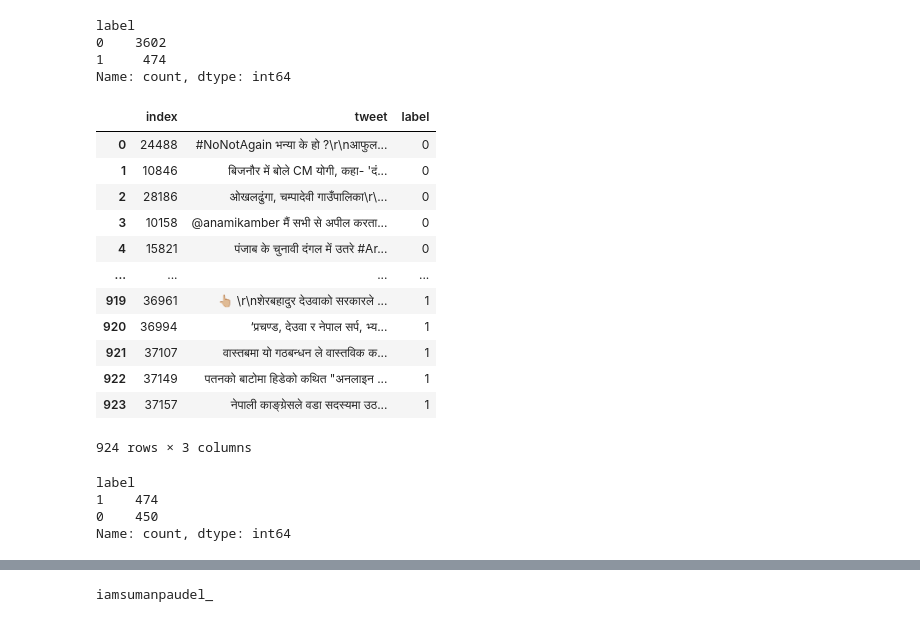
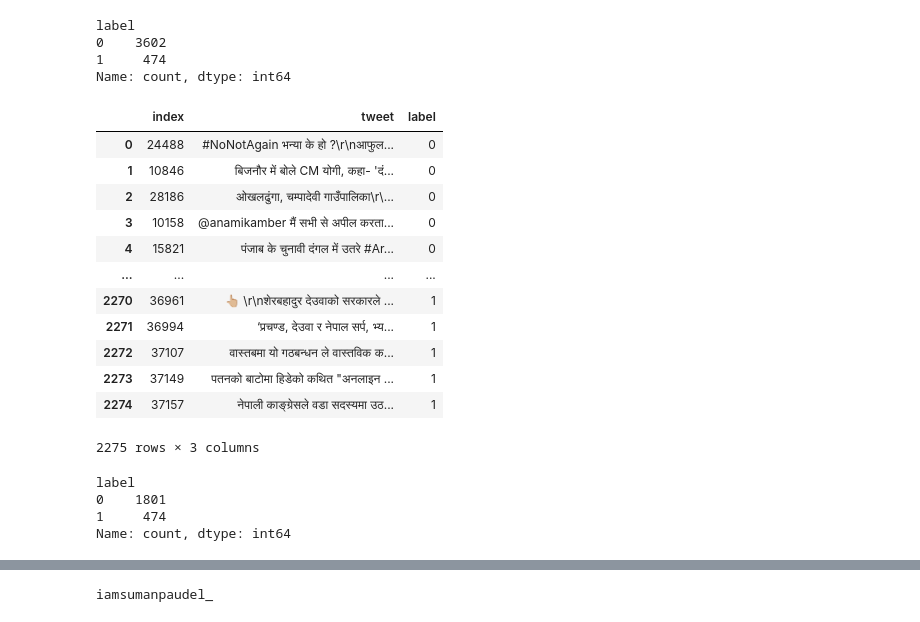
Before and after one commit to thapaliya123/CHiPSAL-COLING-2025, a Jupyter notebook: demo.ipynb, the cells around one changed output, grey strips where cells are left out. Drawn from its saved outputs; the diff is of its cells as text; code cells hidden in the pictures.

```diff
--- a/demo.ipynb
+++ b/demo.ipynb
@@ -36,29 +36,29 @@ Name: count, dtype: int64
 # %%
 class_0 = df_valid[df_valid.label == 0]
 class_1 = df_valid[df_valid['label'] == 1]
-class_0 = class_0.sample(int(len(class_0) * .125), random_state=config.SEED)
+class_0 = class_0.sample(int(len(class_0) * .5), random_state=config.SEED)
 df_valid = pd.concat([class_0, class_1], ignore_index=True)
 df_valid
 # %% [output]
 |  | index | tweet | label |
 | 0 | 24488 | #NoNotAgain भन्या के हो ?\r\nआफुल... | 0 |
 | 1 | 10846 | बिजनौर में बोले CM योगी, कहा- 'दं... | 0 |
 | 2 | 28186 | ओखलढुंगा, चम्पादेवी गाउँपालिका\r\... | 0 |
 | 3 | 10158 | @anamikamber मैं सभी से अपील करता... | 0 |
 | 4 | 15821 | पंजाब के चुनावी दंगल में उतरे #Ar... | 0 |
 | ... | ... | ... | ... |
-| 919 | 36961 | 👆🏼 \r\nशेरबहादुर देउवाको सरकारले ... | 1 |
-| 920 | 36994 | ‘प्रचण्ड, देउवा र नेपाल सर्प, भ्य... | 1 |
-| 921 | 37107 | वास्तबमा यो गठबन्धन ले वास्तविक क... | 1 |
-| 922 | 37149 | पतनको बाटोमा हिडेको कथित "अनलाइन ... | 1 |
-| 923 | 37157 | नेपाली काङ्ग्रेसले वडा सदस्यमा उठ... | 1 |
+| 2270 | 36961 | 👆🏼 \r\nशेरबहादुर देउवाको सरकारले ... | 1 |
+| 2271 | 36994 | ‘प्रचण्ड, देउवा र नेपाल सर्प, भ्य... | 1 |
+| 2272 | 37107 | वास्तबमा यो गठबन्धन ले वास्तविक क... | 1 |
+| 2273 | 37149 | पतनको बाटोमा हिडेको कथित "अनलाइन ... | 1 |
+| 2274 | 37157 | नेपाली काङ्ग्रेसले वडा सदस्यमा उठ... | 1 |
-924 rows × 3 columns
+2275 rows × 3 columns
 # %%
 df_valid.label.value_counts()
 # %% [output]
 label
-1    474
-0    450
+0    1801
+1     474
 Name: count, dtype: int64
 # %%
 from sklearn.utils import compute_class_weight
```
Also changed, not shown: parts of 6 cells of this notebook, 8 other files.
